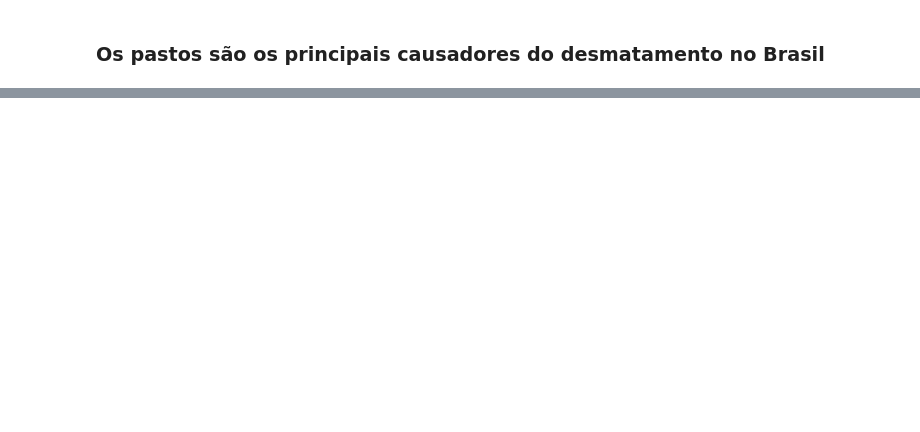
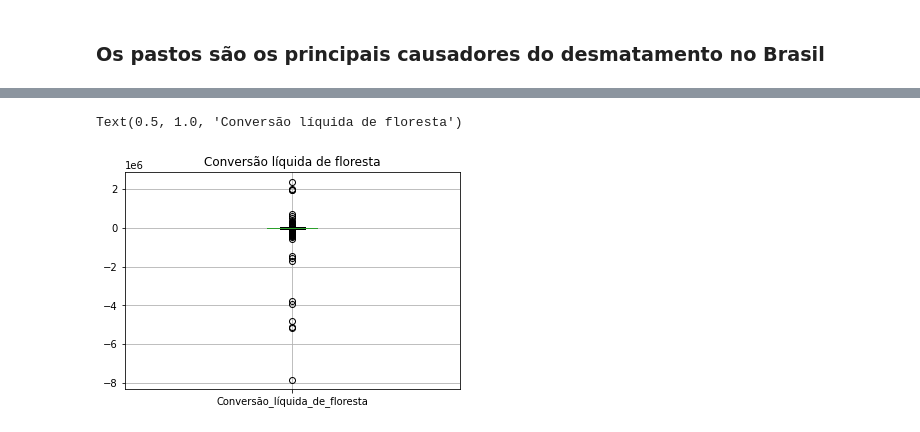
Before and after one commit to luanicaro/Desmatamento, a Jupyter notebook: src/Exploratore_Analysis.ipynb, the cells around one changed output, grey strips where cells are left out. Drawn from its saved outputs; the diff is of its cells as text; code cells hidden in the pictures; blank space fills up the shorter version.

```diff
--- a/src/Exploratore_Analysis.ipynb
+++ b/src/Exploratore_Analysis.ipynb
@@ -131,0 +130,5 @@ See the caveats in the documentation: https://pandas.pydata.org/pandas-docs/stab
+# %%
+forest.boxplot(['Conversão_líquida_de_floresta'])
+# %% [output]
+Text(0.5, 1.0, 'Conversão líquida de floresta')
+[figure, added]
```
Also changed, not shown: parts of 6 cells of this notebook, 3 other files.
